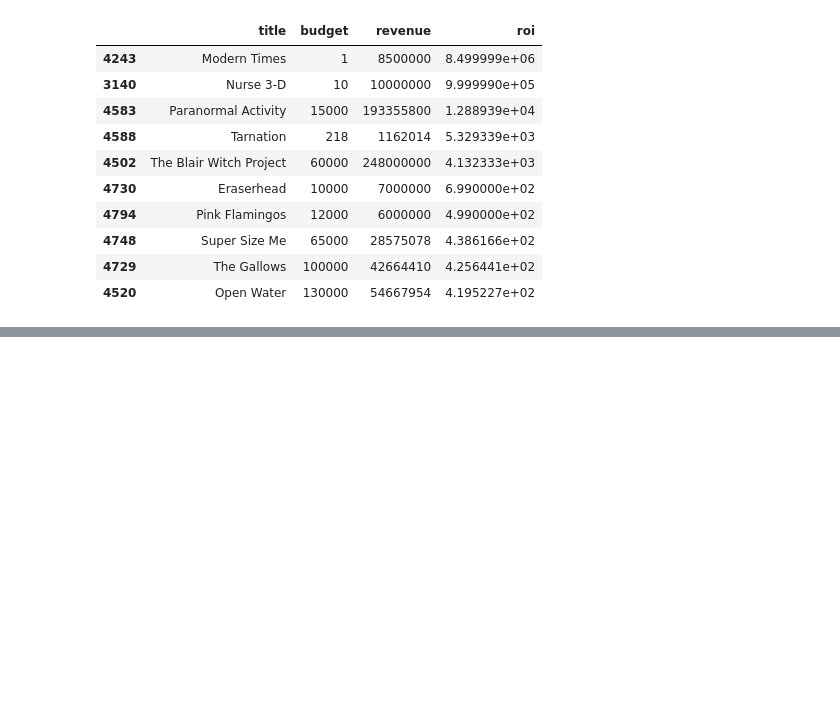
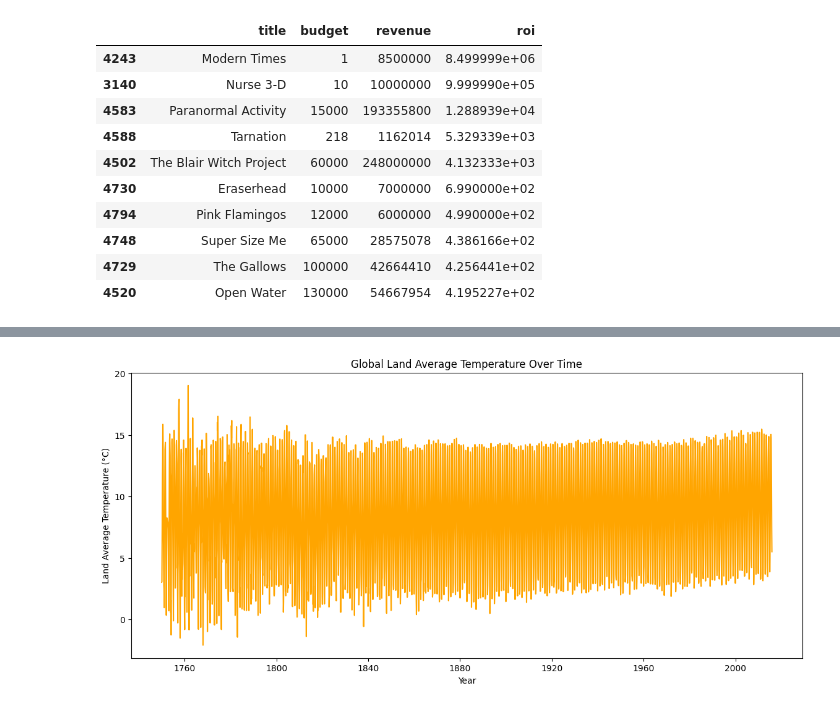
Before and after one commit to lalit1511/EDA_Projects, a Jupyter notebook: Practice.ipynb, the cells around one changed output, grey strips where cells are left out. Drawn from its saved outputs; the diff is of its cells as text; code cells hidden in the pictures; blank space fills up the shorter version.

```diff
--- a/Practice.ipynb
+++ b/Practice.ipynb
@@ -667,0 +644,6 @@ KeyError: "['roi'] not in index"
+# %%
+import pandas as pd
+
+df=pd.read_csv('/content/GlobalTempratures.csv')
+df.info()
+df.head()
@@ -667,0 +687,7 @@ KeyError: "['roi'] not in index"
+# %%
+df['dt']=pd.to_datetime(df['dt'],format='mixed', dayfirst=True, errors='coerce')
+df.info()
+
+
+# Check if any dates failed to convert
+print(df['dt'].isna().sum(),'Dates could not be converted')
@@ -667,0 +712,11 @@ KeyError: "['roi'] not in index"
+# %%
+import matplotlib.pyplot as plt
+import seaborn as sns
+plt.figure(figsize=(14,6))
+sns.lineplot(x='dt', y='LandAverageTemperature', data=df, color='orange')
+plt.title('Global Land Average Temperature Over Time')
+plt.xlabel('Year')
+plt.ylabel('Land Average Temperature (°C)')
+plt.show()
+# %% [output]
+[figure, added]
```
Also changed, not shown: parts of 17 cells of this notebook.
